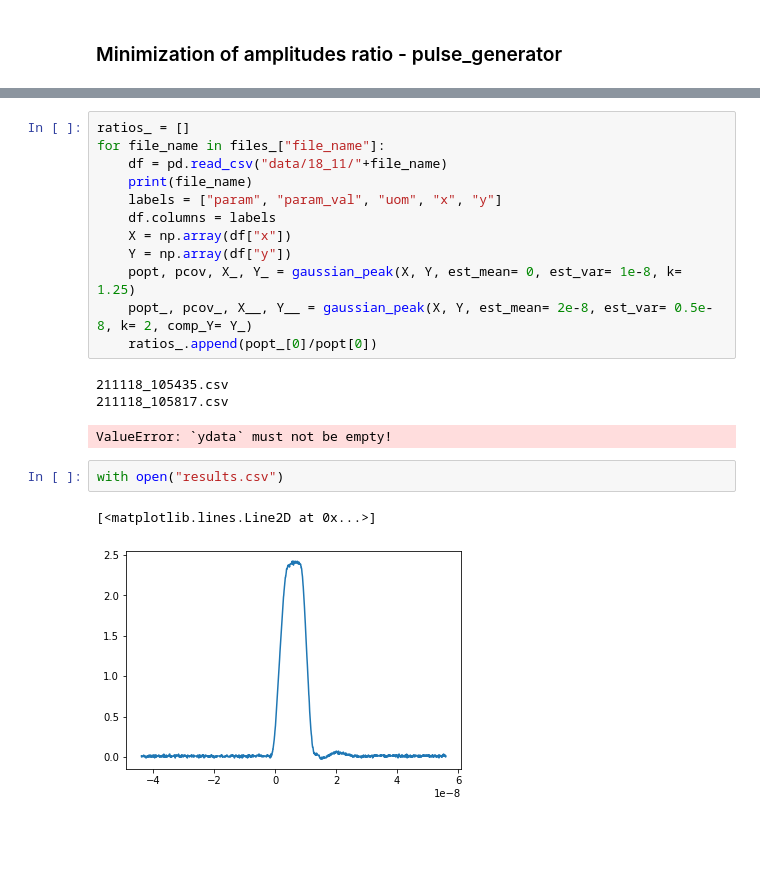
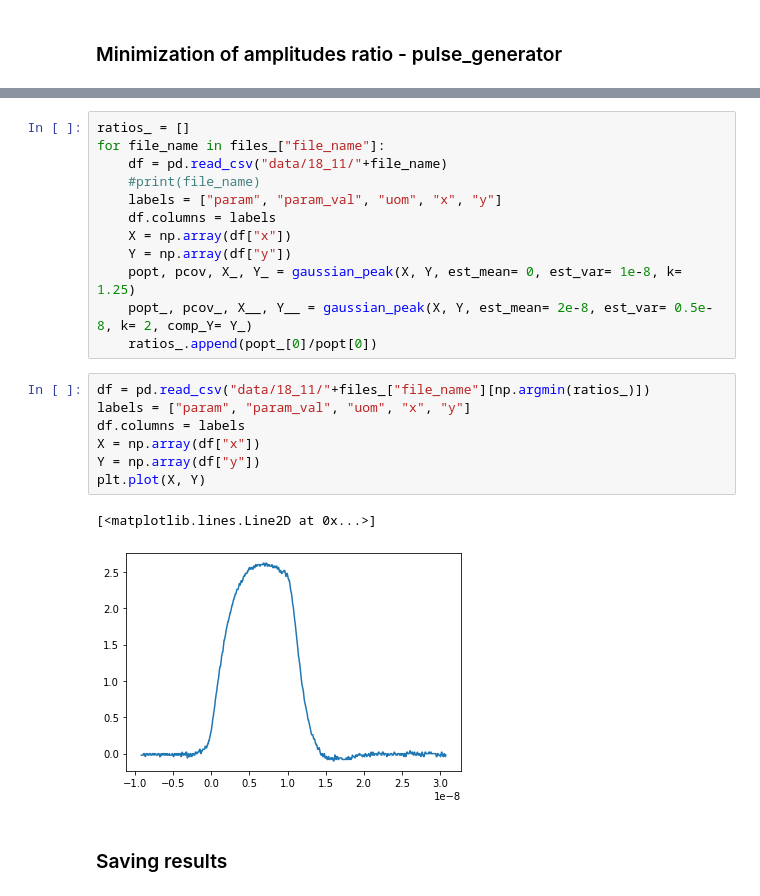
Before and after one commit to GiacomoFrn/IFN_Internship, a Jupyter notebook: waveAnalyzer.ipynb, the cells around one changed output, grey strips where cells are left out. Cells and saved outputs as stored; diff of their text form; blank space fills up the shorter version.

```diff
--- a/waveAnalyzer.ipynb
+++ b/waveAnalyzer.ipynb
@@ -51,7 +54,7 @@ plt.plot(X, Y)
 ratios_ = []
 for file_name in files_["file_name"]:
     df = pd.read_csv("data/18_11/"+file_name)
-    print(file_name)
+    #print(file_name)
     labels = ["param", "param_val", "uom", "x", "y"]
     df.columns = labels
     X = np.array(df["x"])
@@ -59,12 +62,15 @@ for file_name in files_["file_name"]:
     popt, pcov, X_, Y_ = gaussian_peak(X, Y, est_mean= 0, est_var= 1e-8, k= 1.25)
     popt_, pcov_, X__, Y__ = gaussian_peak(X, Y, est_mean= 2e-8, est_var= 0.5e-8, k= 2, comp_Y= Y_)
     ratios_.append(popt_[0]/popt[0])
-# %% [output]
-211118_105435.csv
-211118_105817.csv
-ValueError: `ydata` must not be empty!
-# %%
-with open("results.csv")
-# %% [output]
-[<matplotlib.lines.Line2D at 0x...>]
-[figure, removed]
+# %%
+df = pd.read_csv("data/18_11/"+files_["file_name"][np.argmin(ratios_)])
+labels = ["param", "param_val", "uom", "x", "y"]
+df.columns = labels
+X = np.array(df["x"])
+Y = np.array(df["y"])
+plt.plot(X, Y)
+# %% [output]
+[<matplotlib.lines.Line2D at 0x...>]
+[figure, added]
+# %% [markdown]
+### Saving results
```
Also changed, not shown: parts of 4 cells of this notebook.
